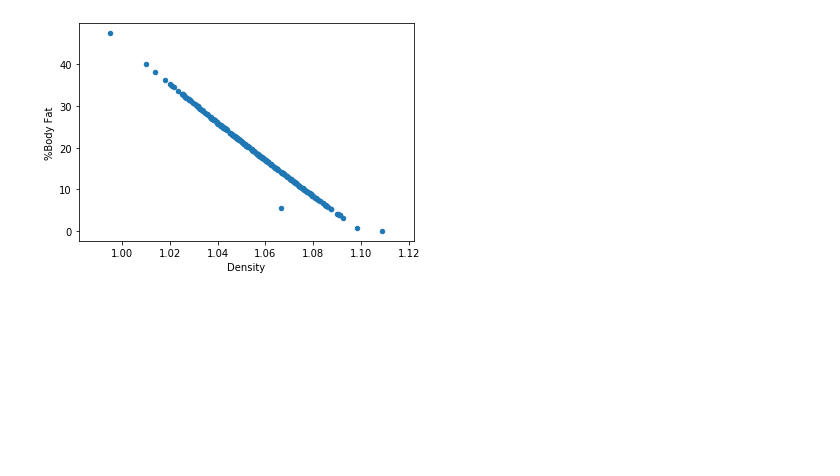
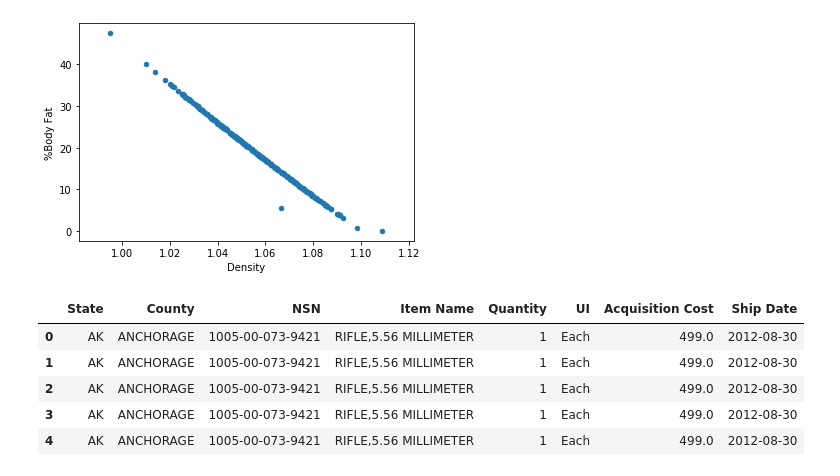
Before and after one commit to RafaelRochaS/Statistics_book, a Jupyter notebook: Statistics_Ch2.ipynb, the cells around one changed output. Drawn from its saved outputs; the diff is of its cells as text; code cells hidden in the pictures; blank space fills up the shorter version.

```diff
--- a/Statistics_Ch2.ipynb
+++ b/Statistics_Ch2.ipynb
@@ -116,3 +116,13 @@ bodyfat.plot.scatter(x='Density', y='%Body Fat')
 # %% [output]
 <matplotlib.axes._subplots.AxesSubplot at 0x...>
 [figure]
+# %%
+weapons = pd.read_csv("1033-program-foia-may-2014.txt")
+weapons.head(5)
+# %% [output]
+|  | State | County | NSN | Item Name | Quantity | UI | Acquisition Cost | Ship Date |
+| 0 | AK | ANCHORAGE | 1005-00-073-9421 | RIFLE,5.56 MILLIMETER | 1 | Each | 499.0 | 2012-08-30 |
+| 1 | AK | ANCHORAGE | 1005-00-073-9421 | RIFLE,5.56 MILLIMETER | 1 | Each | 499.0 | 2012-08-30 |
+| 2 | AK | ANCHORAGE | 1005-00-073-9421 | RIFLE,5.56 MILLIMETER | 1 | Each | 499.0 | 2012-08-30 |
+| 3 | AK | ANCHORAGE | 1005-00-073-9421 | RIFLE,5.56 MILLIMETER | 1 | Each | 499.0 | 2012-08-30 |
+| 4 | AK | ANCHORAGE | 1005-00-073-9421 | RIFLE,5.56 MILLIMETER | 1 | Each | 499.0 | 2012-08-30 |
```
Also changed, not shown: parts of 1 cell of this notebook.
